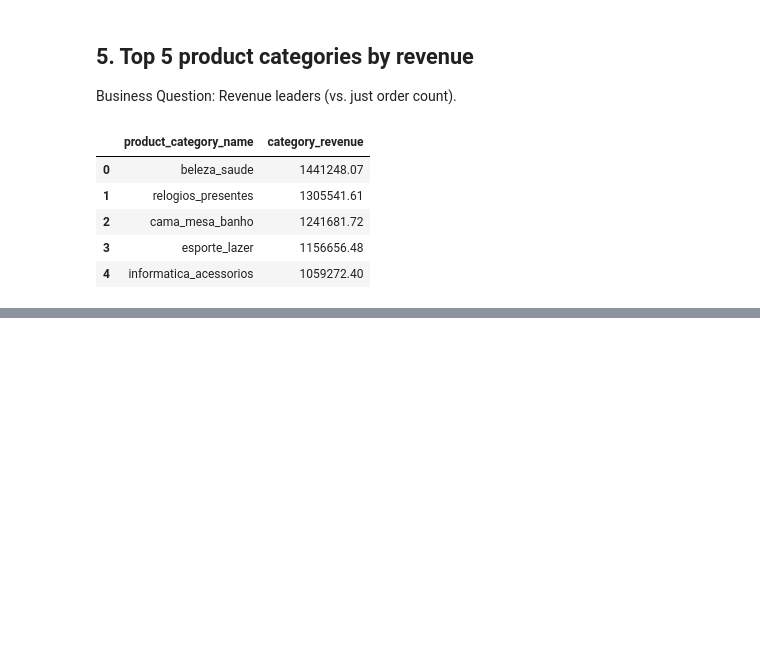
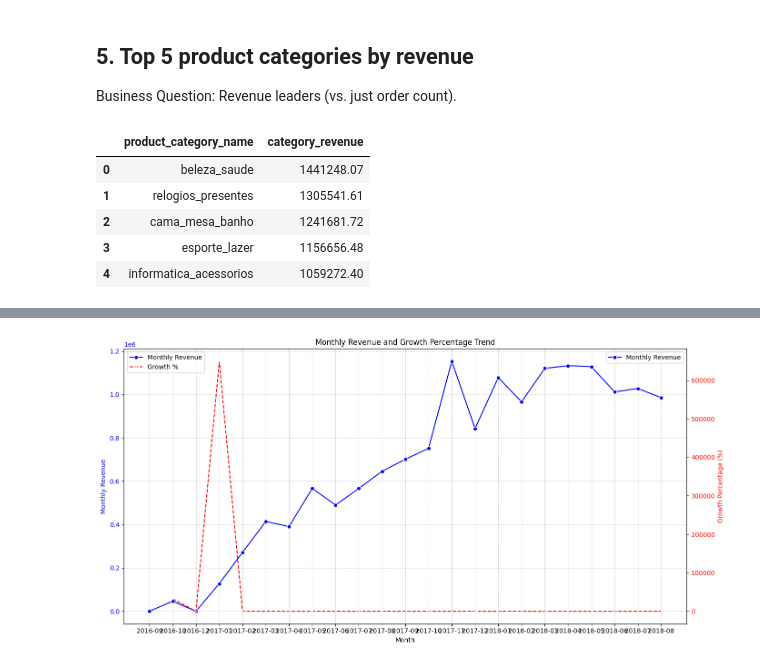
Before and after one commit to Azarbaad/Data_analytics, a Jupyter notebook: sql_brazilian_ecommerce.ipynb, the cells around one changed output, grey strips where cells are left out. Drawn from its saved outputs; the diff is of its cells as text; code cells hidden in the pictures; blank space fills up the shorter version.

```diff
--- a/sql_brazilian_ecommerce.ipynb
+++ b/sql_brazilian_ecommerce.ipynb
@@ -517,0 +554,20 @@ display(DataTable(result))
+# %%
+query = """
+WITH monthly_rev AS (
+    SELECT
+        STRFTIME('%Y-%m', order_purchase_timestamp) AS month,
+        ROUND(SUM(oi.price + oi.freight_value), 2) AS revenue
+    FROM orders_dataset o
+    JOIN order_items_dataset oi ON o.order_id = oi.order_id
+    WHERE o.order_status = 'delivered'
+    GROUP BY month
+)
+SELECT
+    month,
+    revenue,
+    ROUND((revenue - LAG(revenue) OVER (ORDER BY month)) / LAG(revenue) OVER (ORDER BY month) * 100, 2) AS growth_pct
+FROM monthly_rev
+ORDER BY month;
+    """
+result = pd.read_sql(query, conn)
+display(DataTable(result))
@@ -517,0 +592,35 @@ display(DataTable(result))
+# %%
+import matplotlib.pyplot as plt
+import seaborn as sns
+
+# Create a figure and a set of subplots
+fig, ax1 = plt.subplots(figsize=(14, 7))
+
+# Plot monthly revenue on the primary y-axis
+sns.lineplot(x='month', y='revenue', data=result, ax=ax1, color='blue', marker='o', label='Monthly Revenue')
+ax1.set_xlabel('Month')
+ax1.set_ylabel('Monthly Revenue', color='blue')
+ax1.tick_params(axis='y', labelcolor='blue')
+
+# Create a second y-axis for growth percentage
+ax2 = ax1.twinx()
+sns.lineplot(x='month', y='growth_pct', data=result, ax=ax2, color='red', marker='x', linestyle='--', label='Growth %')
+ax2.set_ylabel('Growth Percentage (%)', color='red')
+ax2.tick_params(axis='y', labelcolor='red')
+
+# Add title and grid
+plt.title('Monthly Revenue and Growth Percentage Trend')
+ax1.grid(True, linestyle='--', alpha=0.6)
+
+# Rotate x-axis labels for better readability
+plt.xticks(rotation=45, ha='right')
+
+# Add a legend for both lines
+lines, labels = ax1.get_legend_handles_labels()
+lines2, labels2 = ax2.get_legend_handles_labels()
+ax2.legend(lines + lines2, labels + labels2, loc='upper left')
+
+plt.tight_layout()
+plt.show()
+# %% [output]
+[figure, added]
```
Also changed, not shown: parts of 18 cells of this notebook.
